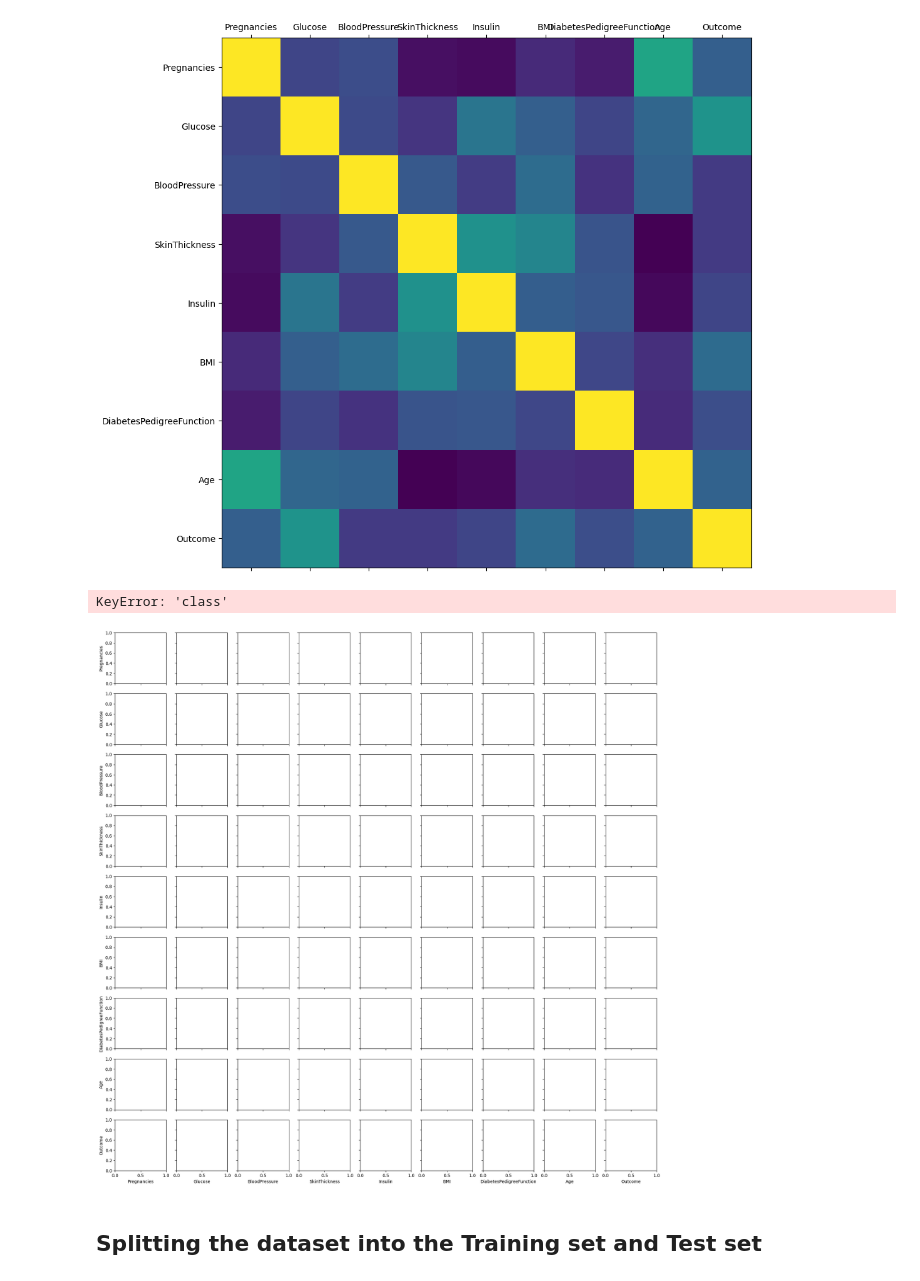
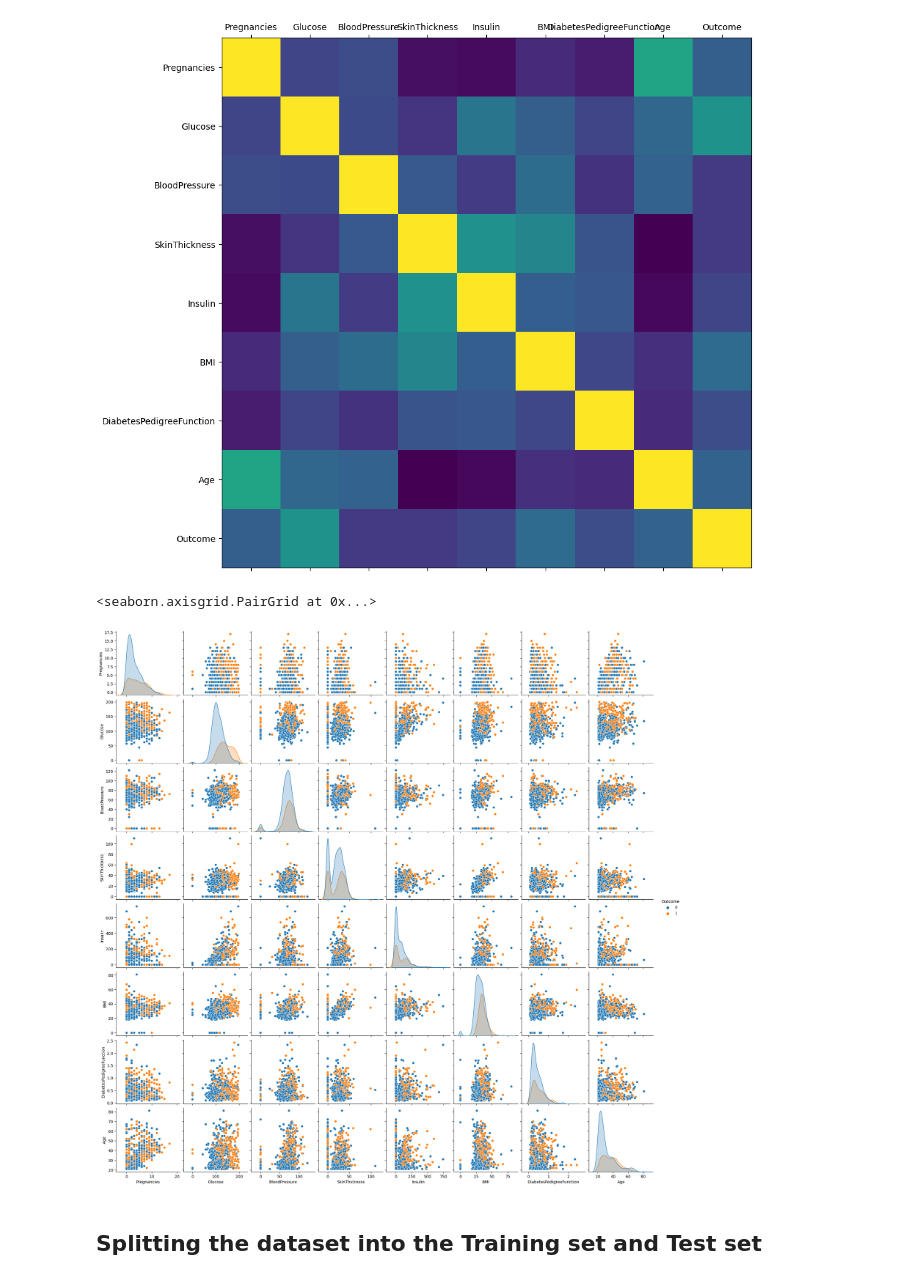
Before and after one commit to JAGA1016/-Ensemble-Machine-Learning-Model-to-Predict-Early-Stage-Diabetes-Risk., a Jupyter notebook: Ensemble_Model.ipynb, the cells around one changed output. Cells and saved outputs as stored; diff of their text form; code cells hidden in the pictures.

```diff
--- a/Ensemble_Model.ipynb
+++ b/Ensemble_Model.ipynb
@@ -114,10 +114,10 @@ plot_corr(dataset)
 # %% [output]
 [figure]
 # %%
-sns.pairplot(dataset,diag_kind='kde',hue='class')
+sns.pairplot(dataset,hue='Outcome')
 # %% [output]
-KeyError: 'class'
+<seaborn.axisgrid.PairGrid at 0x...>
-[figure, old version]
+[figure, new version]
 # %% [markdown]
 ## Splitting the dataset into the Training set and Test set
 # %%
```
Also changed, not shown: 1 other file.
